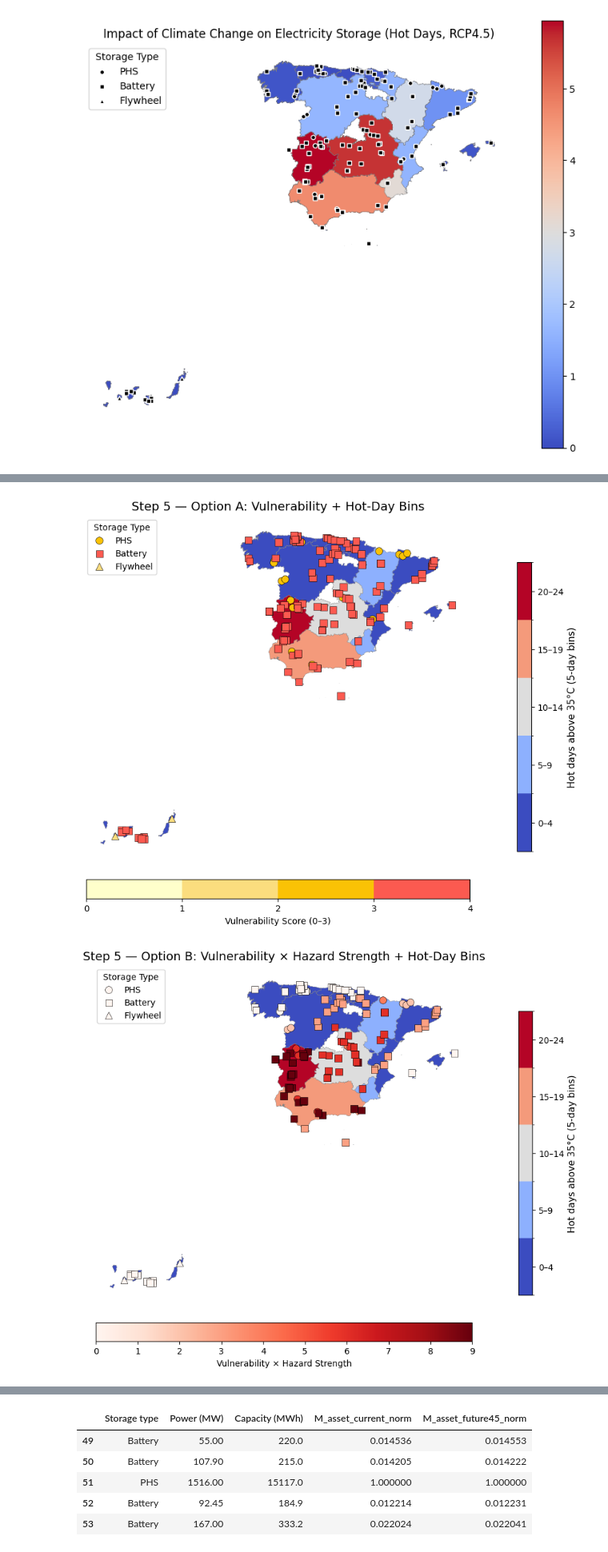
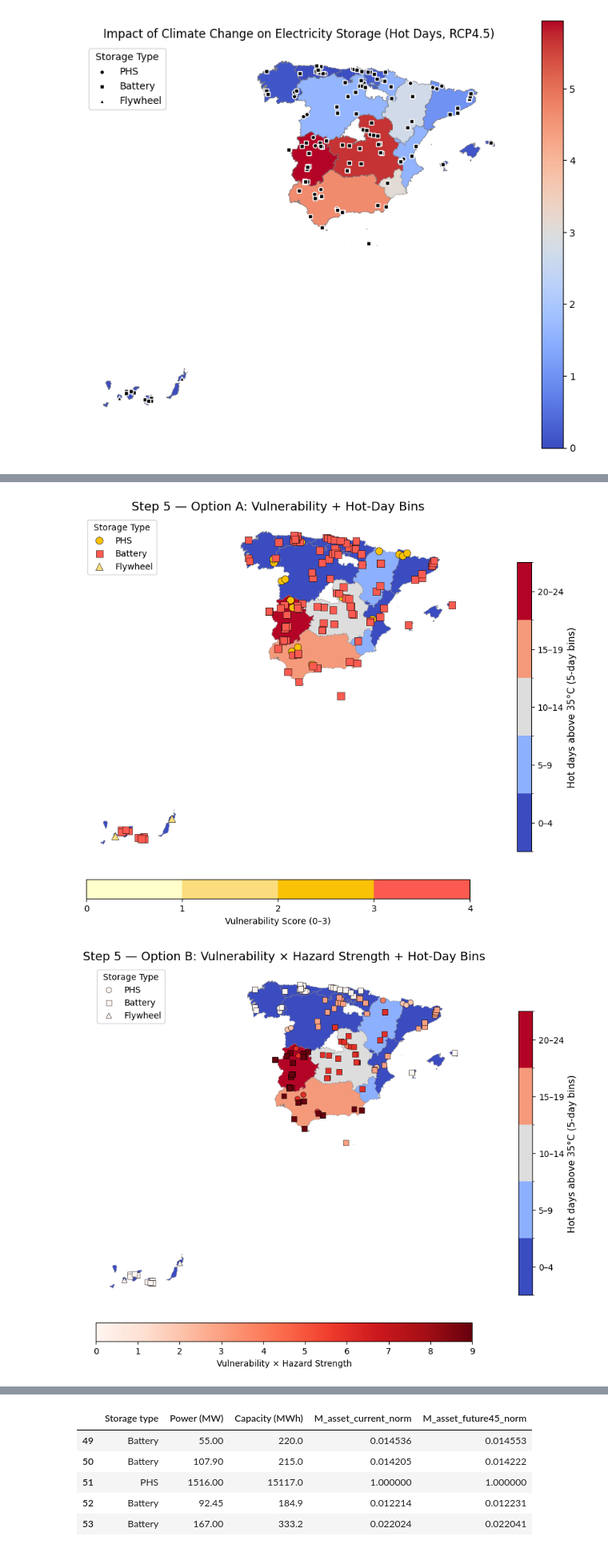
Before and after one commit to MariusMC8/Thesis-coding, a Jupyter notebook: Risk_ranking_maps.ipynb, the cells around one changed output, grey strips where cells are left out. Shown at 80% size. Saved outputs shown, nothing was run; the diff lists cells and outputs as text; code cells hidden in the pictures.

```diff
--- a/Risk_ranking_maps.ipynb
+++ b/Risk_ranking_maps.ipynb
@@ -853,12 +845,6 @@ plot_step5_optionB(
 # - Strict 5-day bins
 # - Discrete vulnerability colours
 # =========================================================
-
-import pandas as pd
-import geopandas as gpd
-import matplotlib.pyplot as plt
-import matplotlib.colors as mcolors
-import numpy as np
 
 # ---------------------------------------------------------
 # CONFIG
@@ -1040,37 +1026,37 @@ def plot_step5_optionB(bg_col, title):
             cmap="Reds",
             norm=norm_pts,
             marker=marker,
-            s=70,
+            s=40,
             edgecolor="black",
             linewidth=0.4,
             label=t
         )
 
     sm_pts = plt.cm.ScalarMappable(cmap="Reds", norm=norm_pts)
     plt.colorbar(
         sm_pts, ax=ax, orientation="horizontal",
         fraction=0.05, pad=0.05
     ).set_label("Vulnerability × Hazard Strength")
 
     plt.title(title, fontsize=14)
     plt.legend(title="Storage Type")
     plt.axis("off")
     plt.show()
 
 
 # =========================================================
 # EXAMPLE CALLS
 # =========================================================
 
 plot_step5_optionA(
     bg_col=HOTDAYSCURRENT_COL,
     title="Step 5 — Option A: Vulnerability + Hot-Day Bins"
 )
 
 plot_step5_optionB(
     bg_col=HOTDAYSCURRENT_COL,
     title="Step 5 — Option B: Vulnerability × Hazard Strength + Hot-Day Bins"
 )
 # %% [output]
-[figure, old version]
+[figure, new version]
-[figure, old version]
+[figure, new version]
```
Also changed, not shown: parts of 11 cells of this notebook.
